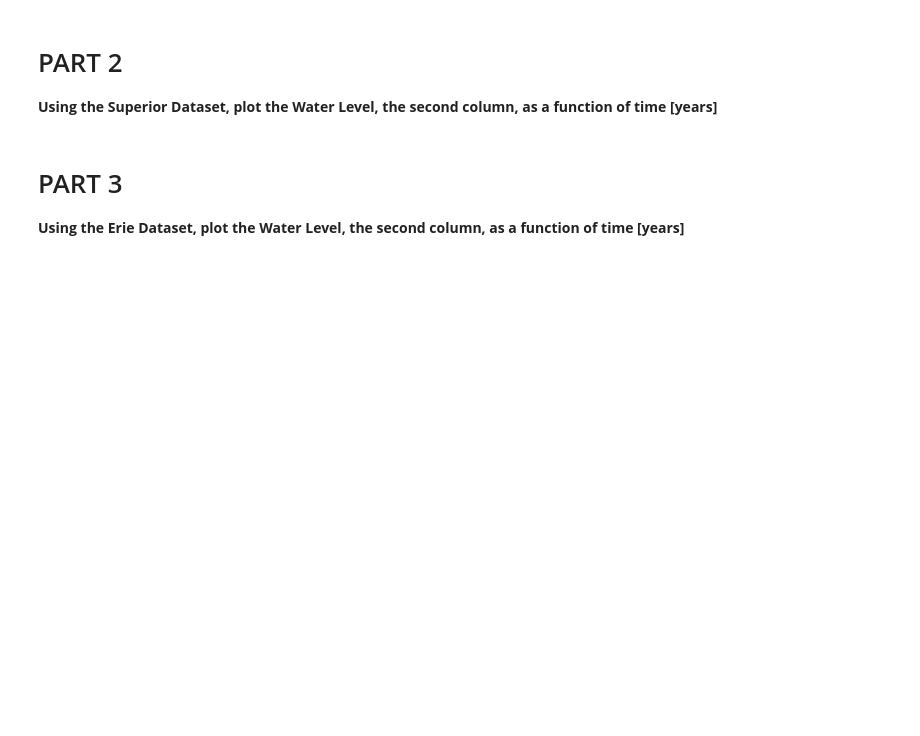
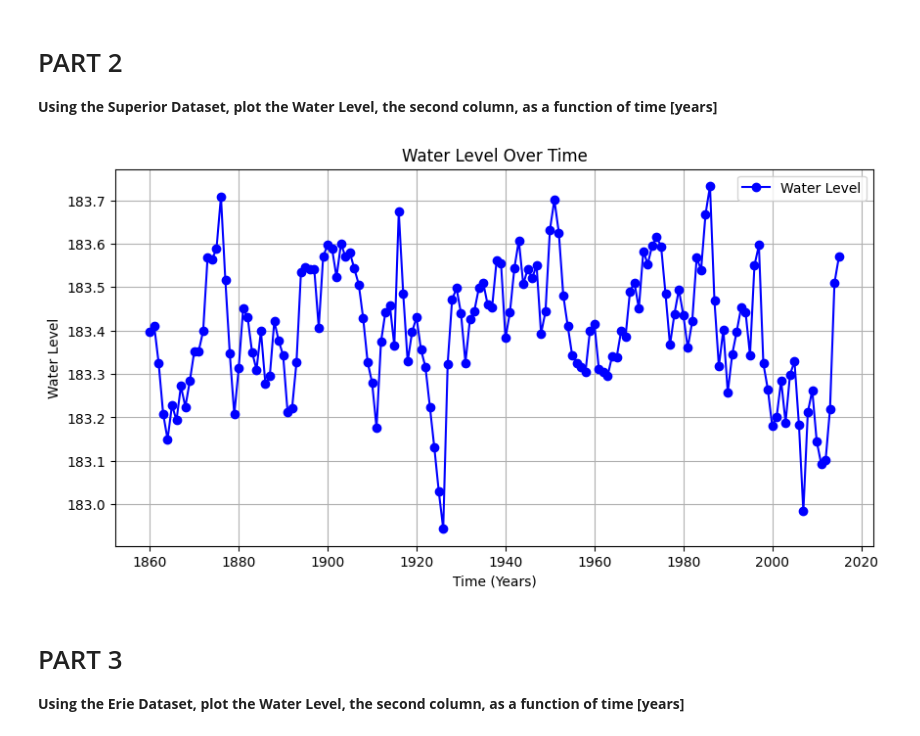
Before and after one commit to Andrew00-jpg/CMSE202_Git_Started, a Jupyter notebook: Great_Lakes_and_Grand_River.ipynb, the cells around one changed output. Saved outputs shown, nothing was run; the diff lists cells and outputs as text; code cells hidden in the pictures; blank space fills up the shorter version.

```diff
--- a/Great_Lakes_and_Grand_River.ipynb
+++ b/Great_Lakes_and_Grand_River.ipynb
@@ -47,3 +45,26 @@ Text(0.5, 1.0, 'water levels in michigan/huron')
+# %%
+# Insert Code Here
+import pandas as pd
+import matplotlib.pyplot as plt
+
+file_path = "sup-Copy1.csv"
+df = pd.read_csv(file_path)
+
+time = df.iloc[:, 0]
+water_level = df.iloc[:, 1]
+
+# Plot
+plt.figure(figsize=(10, 5))
+plt.plot(time, water_level, marker='o', linestyle='-', color='b', label="Water Level")
+plt.xlabel("Time (Years)")
+plt.ylabel("Water Level")
+plt.title("Water Level Over Time")
+plt.legend()
+plt.grid(True)
+
+plt.show()
+# %% [output]
+[figure, added]
 # %% [markdown]
 # PART 3
 
```
Also changed, not shown: parts of 2 cells of this notebook.
